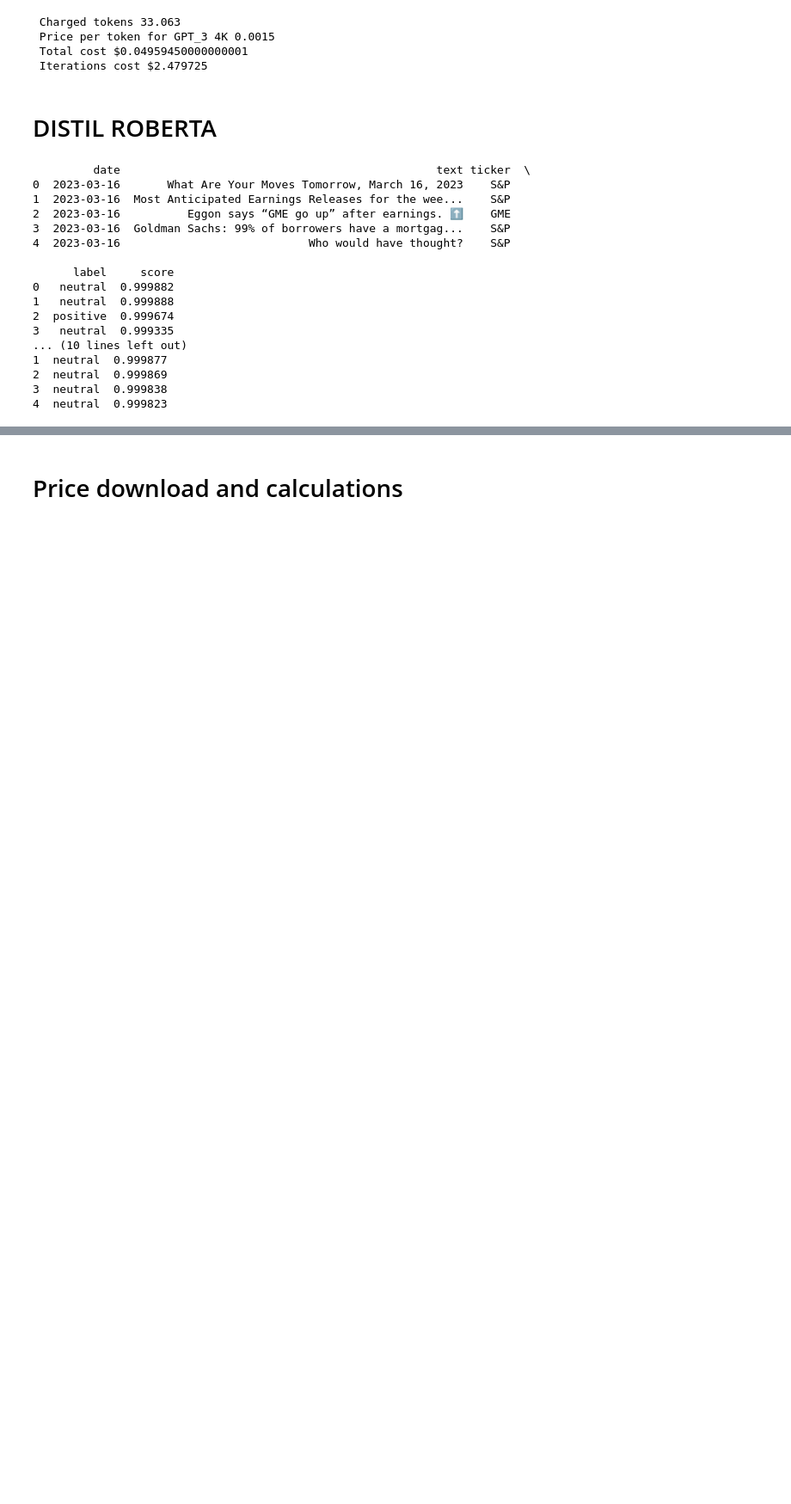
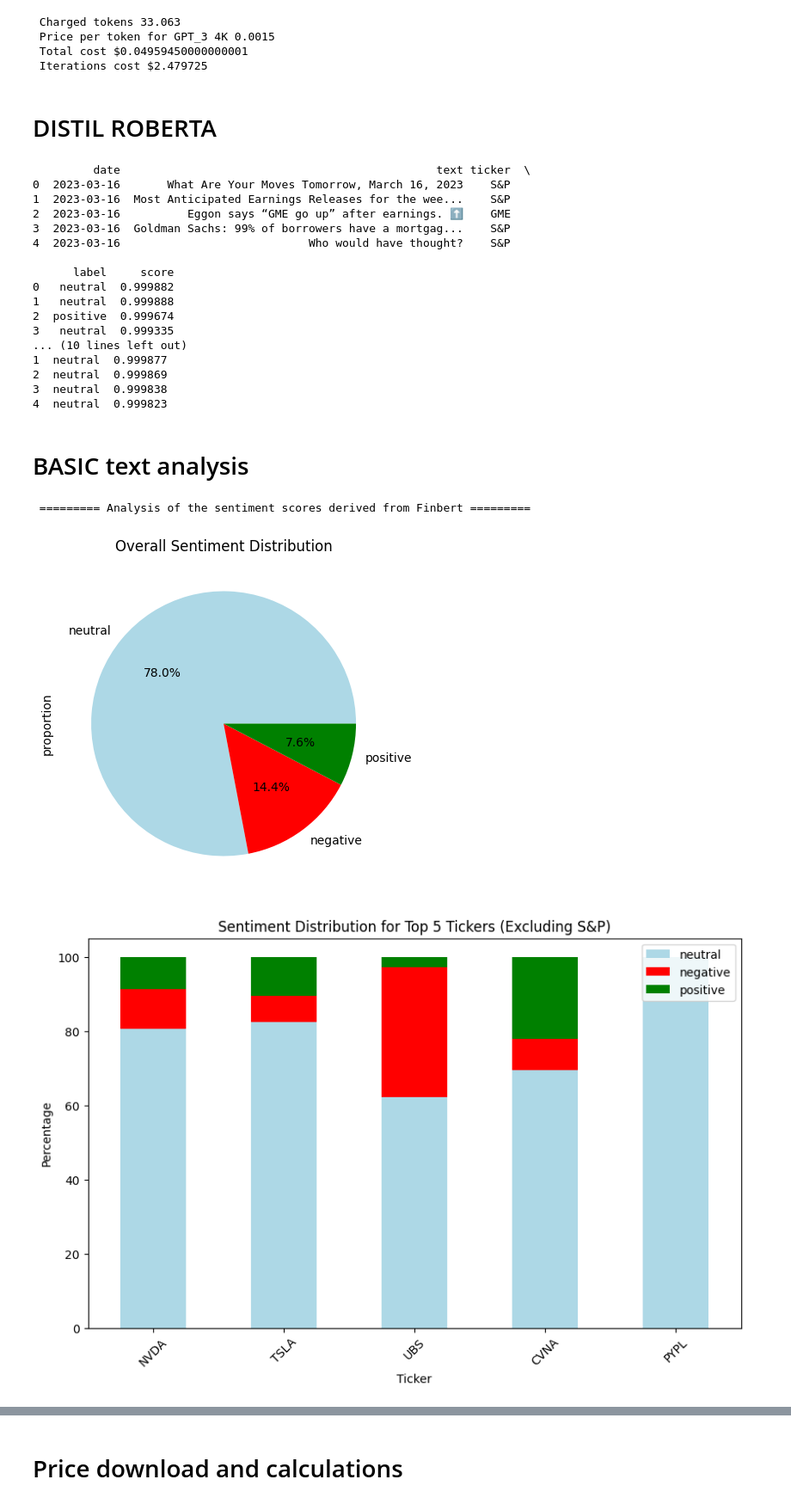
Before and after one commit to Christopher-jason/cjs-dissertation, a Jupyter notebook: Stocks/draft_2.ipynb, the cells around one changed output, grey strips where cells are left out. Shown at 86% size. Saved outputs shown, nothing was run; the diff lists cells and outputs as text; code cells hidden in the pictures; blank space fills up the shorter version.

Commit message:
Data analysis on sentiment scores

```diff
--- a/Stocks/draft_2.ipynb
+++ b/Stocks/draft_2.ipynb
@@ -880,3 +923,14 @@ print(new_roberta.head())
 #write sentiments into a csv with no index
 hot_roberta.to_csv('sentiment_scores/hot_roberta.csv', index=False)
 new_roberta.to_csv('sentiment_scores/new_roberta.csv', index=False)
+# %% [markdown]
+# BASIC text analysis
+# %%
+hot_finbert = pd.read_csv('sentiment_scores/hot_finbert.csv')
+hot_vader = pd.read_csv('sentiment_scores/hot_vader.csv')
+hot_chatgpt = pd.read_csv('sentiment_scores/hot_chatgpt.csv')
+hot_roberta = pd.read_csv('sentiment_scores/hot_roberta.csv')
+new_finbert = pd.read_csv('sentiment_scores/new_finbert.csv')
+new_vader = pd.read_csv('sentiment_scores/new_vader.csv')
+new_chatgpt = pd.read_csv('sentiment_scores/new_chatgpt.csv')
+new_roberta = pd.read_csv('sentiment_scores/new_roberta.csv')
@@ -882,0 +1020,6 @@ new_roberta.to_csv('sentiment_scores/new_roberta.csv', index=False)
+# %%
+model_analysis(hot_finbert, new_finbert, 'Finbert')
+# %% [output]
+ ========= Analysis of the sentiment scores derived from Finbert =========
+[figure, added]
+[figure, added]
```
Also changed, not shown: parts of 15 cells of this notebook, 20 other files.
